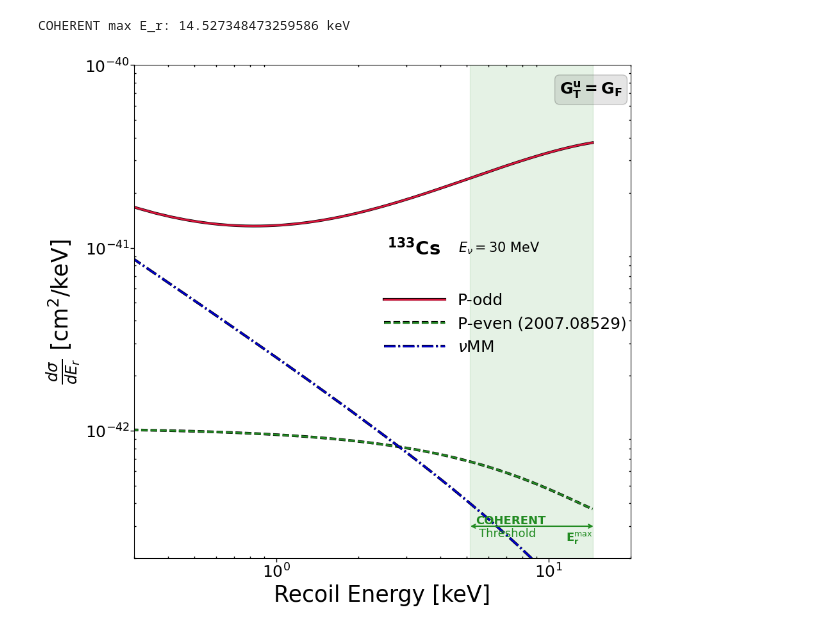
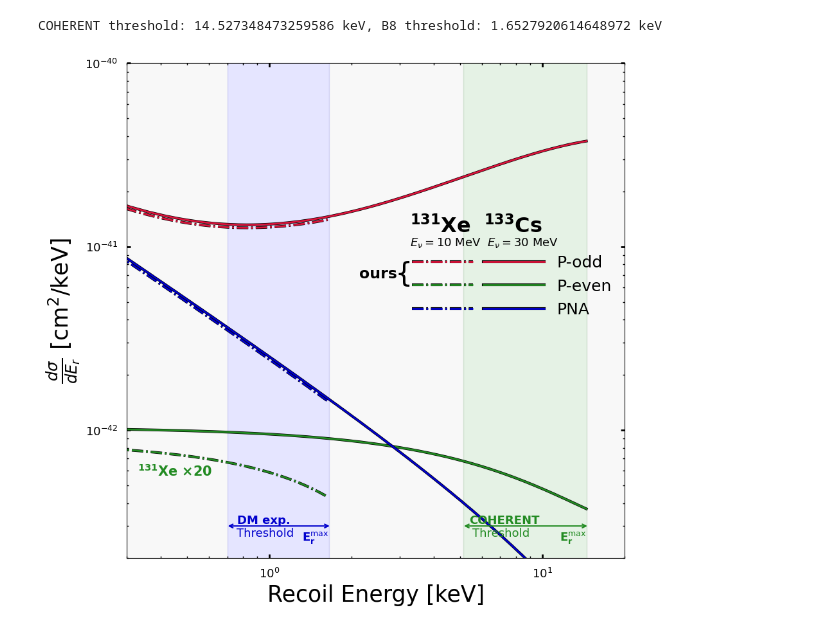
Before and after one commit to zhangblong/CEvNSTensor, a Jupyter notebook: CrossSection.ipynb, the cells around one changed output. Cells and saved outputs as stored; diff of their text form; code cells hidden in the pictures.

Commit message:
update the codes of the plot.

```diff
--- a/CrossSection.ipynb
+++ b/CrossSection.ipynb
@@ -263,7 +263,7 @@ def CEvNS_cross_section_tensor_gen(E_r, E_nu, FF, m_A, mN):
         diff_sigma[5,j] = terms_factors[5]*diff_sigma_E_r_i_basis[0]*FF[5,j] # l0lE l
     return diff_sigma
 # %%
-def tensor_cross_section_gen_COHERENT(E_r, E_nu, model_para_tensor, misc={"mode": "total"}):
+def tensor_cross_section_gen(Nuc, E_r, E_nu, model_para_tensor, misc={"mode": "total"}):
     """generate cross section for Cs
 
         Parameters
@@ -281,7 +281,7 @@ def tensor_cross_section_gen_COHERENT(E_r, E_nu, model_para_tensor, misc={"mode"
         """
     E_nu_array = np.array([E_nu])
     source = {"name": "COHERENT", "mono": True, "flavor": "mu", "E_nu": E_nu_array, "flux": np.ones_like(E_nu_array),}
-    tensor_class = CEvNS_GNI_response_tensor(source, {"E_r": E_r, "Nuc": 'Cs133'})
+    tensor_class = CEvNS_GNI_response_tensor(source, {"E_r": E_r, "Nuc": Nuc})
     tensor_res = tensor_class.cross_section(E_nu, model_para_tensor,misc)
     return tensor_res
 
@@ -309,65 +309,96 @@ def tensor_cross_section():
     GeVtoPE = 1e6*keVtoPE
     ROI_range = [x/GeVtoPE*1e6 for x in [6., 60.]]
 
-    E_r = np.linspace(1e-6/GeVtoPE, 60./GeVtoPE, 1000)
+    E_r = np.linspace(1e-6/GeVtoPE, 60./GeVtoPE, 1000) # GeV
+    E_r_B8 = np.logspace(-3-6, 2-6, 1000) # GeV
 
     fig, ax = plt.subplots(1,1,figsize=(10,10))
-    Ev = 30*1e-3
+    Ev = 30*1e-3 # GeV
+    Ev_B8 = 10e-3 # GeV
     def a_plot(ax, epT_u, epT_d):
         response_model_para = response_tensor_epGen_FI({0: epT_u, 1: epT_d})
-        tensor_COHERENT_temp = tensor_cross_section_gen_COHERENT(E_r, Ev, response_model_para, misc={"mode": "total"})
-        vMM_COHERENT = tensor_cross_section_gen_COHERENT(E_r, Ev, response_model_para, misc={"mode": "vMM"})[0]
-
-        tensor_COHERENT = np.zeros((5,len(E_r)))
+        tensor_COHERENT_temp = tensor_cross_section_gen('Cs133',E_r, Ev, response_model_para, misc={"mode": "total"})
+        vMM_COHERENT = tensor_cross_section_gen('Cs133',E_r, Ev, response_model_para, misc={"mode": "vMM"})[0]
+        # print(vMM_COHERENT)
+        tensor_COHERENT = np.zeros((6,len(E_r)))
         tensor_COHERENT[0] = np.sum(tensor_COHERENT_temp, axis=0)
         tensor_COHERENT[1] = np.sum(tensor_COHERENT_temp[np.array([0,5,3])], axis=0)
         tensor_COHERENT[2] = np.sum(tensor_COHERENT_temp[np.array([1,2])], axis=0)
         tensor_COHERENT[3] = vMM_COHERENT
 
+        tensor_B8_temp = tensor_cross_section_gen('Xe131',E_r_B8, Ev_B8, response_model_para, misc={"mode": "total"})
+        vMM_8B = tensor_cross_section_gen('Xe131', E_r_B8, Ev_B8, response_model_para, misc={"mode": "vMM"})[0]
+        # print(tensor_B8[0])
+        tensor_B8 = np.zeros((6,len(E_r_B8)))
+        tensor_B8[0] = np.sum(tensor_B8_temp, axis=0)
+        tensor_B8[1] = np.sum(tensor_B8_temp[np.array([0,5,3])], axis=0)
+        tensor_B8[2] = np.sum(tensor_B8_temp[np.array([1,2])], axis=0)
+        tensor_B8[3] = vMM_8B
+
         #==================== plot setup ======================#
         plot_range = [[3e-1,20], [2e-43,1e-40]]
         xy_label = [r"Recoil Energy [keV]", r'$\frac{d\sigma}{d E_r}$ [cm$^{2}$/keV]']
+        # xy_label = [r"Recoil Energy [keV]", r'Event Rates [keV$\times$ton$\times$year$^{-1}$]']
         xy_scale = ['log', 'log']
         label_font_size = 25
         ax.set(xscale=xy_scale[0], yscale=xy_scale[1], xlim=plot_range[0], ylim=plot_range[1])
         ax.set_xlabel(xy_label[0],fontsize=label_font_size)
         ax.set_ylabel(xy_label[1],fontsize=label_font_size)
         ax.tick_params(which='major',direction='in',width=2,length=4,pad=10,right=True,top=True,labelsize=13)
         ax.tick_params(which='minor',direction='in',width=1,length=2,right=True,top=True)
 
-        labelList = [r'P-odd', r'P-even (2007.08529)', r'$\nu$MM']
+        labelList = [r'P-odd', r'P-even', r'PNA', r'$\nu$MM']
+        # colorList = ['black', 'r', 'g', 'b', 'purple', 'c', 'pink']
         colorList = ['crimson', 'forestgreen', 'mediumblue', 'purple', 'c', 'pink']
         lineList = ['-', '--', '-.', (0, (1, 2)), '-', '-', '-']
         i_COHERENT = np.where(tensor_COHERENT[0]==0.)[0][0]
-        print(f'COHERENT max E_r: {E_r[i_COHERENT]*1e6} keV')
+        i_B8 = np.where(tensor_B8[0]==0.)[0][0]
+        print(f'COHERENT threshold: {E_r[i_COHERENT]*1e6} keV, B8 threshold: {E_r_B8[i_B8]*1e6} keV')
         xList, yList = [E_r[:i_COHERENT]*1e6 for _ in range(len(labelList))], 1e-6*tensor_COHERENT[1:,:i_COHERENT] # recoil energy in keV
+        xList_B8, yList_B8 = [E_r_B8[:i_B8]*1e6 for _ in range(len(labelList))], 1e-6*tensor_B8[1:,:i_B8] # recoil energy in keV
+        yList_B8[1] = yList_B8[1]*2e1
         #==================== plot ======================#
+        # ax.set_title(title,fontsize=label_font_size)
         for i in range(3):
-            pl = ax.plot(xList[i], yList[i], color=colorList[i], alpha=1,linestyle=lineList[i], lw=2,path_effects=[pe.Stroke(linewidth=3, foreground='k',alpha=1), pe.Normal()], label=labelList[i])
+            pl = ax.plot(xList_B8[i], yList_B8[i], color=colorList[i], linestyle='-.', lw=2,path_effects=[pe.Stroke(linewidth=3, foreground='k'), pe.Normal()], label=' ')
+        for i in range(3):
+            # ax.plot(xList[i], yList[i], color=colorList[i], alpha=0.5,linestyle='-', lw=2,path_effects=[pe.Stroke(linewidth=3, foreground='k',alpha=0.5), pe.Normal()], label=labelList[i])
+            pl = ax.plot(xList[i], yList[i], color=colorList[i], alpha=1,linestyle='-', lw=2,path_effects=[pe.Stroke(linewidth=3, foreground='k',alpha=1), pe.Normal()], label=labelList[i])
 
-        ax.text(0.92,0.95, r'$\mathbf{G_T^u=G_F}$', fontweight='bold', fontsize=18, color='black', ha='center', va='center', transform=ax.transAxes,
-                bbox=dict(boxstyle='round', facecolor='gray', alpha=0.2))
-        ax.legend(ncol=1,columnspacing=-0.5,handlelength=3.8,fontsize=18,frameon=True,loc=(0.49,0.4),framealpha=0,fancybox=False,edgecolor=[1,1,1,0])
-        ax.text(3.2,10e-42, r'$\mathbf{^{133}}$Cs', fontweight='bold', fontsize=21, color='black', ha='center', va='center')
-        ax.text(4.66, 10e-42, r'$E_\nu=30$ MeV', fontsize=15, color='black', ha='left', va='center')
+        ax.legend(ncol=2,columnspacing=-0.5,handlelength=3.8,fontsize=18,frameon=True,loc=(0.56,0.474),framealpha=0,fancybox=False,edgecolor=[1,1,1,0])
+        ax.text(5.7,1.3e-41, r'$\bf{ ^{131}Xe~~ ^{133}Cs}$', fontsize=23, color='black', ha='center', va='center')
+        ax.text(6.1,1.05e-41, r'$E_\nu=10$ MeV  $E_\nu=30$ MeV', fontsize=13, color='black', ha='center', va='center')
 
+        ax.text(3.1,7.1e-42, r'{', fontsize=31, color='black', ha='center', va='center')
+        ax.text(2.5,7.1e-42, r'ours', fontweight='bold', fontsize=17, color='black', ha='center', va='center')
+
+        ax.text(0.45,6.e-43, r'$^\mathbf{131}$Xe $\mathbf{\times 20}$', fontweight='bold', fontsize=15, color='forestgreen', ha='center', va='center')
         ROI_COHERENT = [ROI_range[0],E_r[i_COHERENT]*1e6]
         ax.fill_betweenx(np.logspace(-45, -30, 2),ROI_COHERENT[0],ROI_COHERENT[1],color='g',alpha=0.1)
+        # arrowprops = dict(arrowstyle='<->', color='black', linewidth=1.5)
         arrow_factor, arrow_y = [1-1e-2, 1+2e-2], 3e-43
         ROI_font_size = 13
         ax.annotate('', xy=(ROI_COHERENT[0]*arrow_factor[0], arrow_y), xytext=(ROI_COHERENT[1]*arrow_factor[1], arrow_y), arrowprops=dict(arrowstyle='<->', color='forestgreen', linewidth=1.5))
         ax.text(ROI_COHERENT[0]*(1+5e-2), arrow_y, 'COHERENT', color='forestgreen', fontweight='bold', fontsize=ROI_font_size, ha='left', va='bottom')
         ax.text(ROI_COHERENT[0]*(1+8e-2), arrow_y*(1-2e-2), 'Threshold', color='forestgreen', fontsize=ROI_font_size, ha='left', va='top')
         ax.text(ROI_COHERENT[1]*(1-5e-4), arrow_y*(1-5e-2), r'$\mathbf{E_{r}^\mathrm{max}}$', color='forestgreen', fontsize=ROI_font_size, ha='right', va='top')
 
-        ax.tick_params(which='major',direction='out',width=1,length=4,right=False,top=False,pad=1,labelsize=18)
+        ROI_B8 = [0.7,E_r_B8[i_B8]*1e6]
+        ax.fill_betweenx(np.logspace(-45, -30, 2),ROI_B8[0],ROI_B8[1],color='b',alpha=0.1)
+        ax.annotate('', xy=(ROI_B8[0]*arrow_factor[0], arrow_y), xytext=(ROI_B8[1]*arrow_factor[1], arrow_y), arrowprops=dict(arrowstyle='<->', color='mediumblue', linewidth=1.5))
+        ax.text(ROI_B8[0]*(1+9e-2), arrow_y, 'DM exp.', color='mediumblue', fontweight='bold', fontsize=ROI_font_size, ha='left', va='bottom')
+        ax.text(ROI_B8[0]*(1+8e-2), arrow_y*(1-2e-2), 'Threshold', color='mediumblue', fontsize=ROI_font_size, ha='left', va='top')
+        ax.text(ROI_B8[1]*(1-5e-4), arrow_y*(1-5e-2), r'$\mathbf{E_{r}^\mathrm{max}}$', color='mediumblue', fontsize=ROI_font_size, ha='right', va='top')
+
+        for xx in [[1e-10,ROI_B8[0]], [ROI_B8[1],ROI_COHERENT[0]], [ROI_COHERENT[1],1e2]]:
+            ax.fill_betweenx(np.logspace(-45, -30, 2),xx[0],xx[1],color='gray',alpha=0.05)
 
     ep_list = [[G_F_GeV,0]]
     for i, ep in enumerate(ep_list):
         a_plot(ax, ep[0], ep[1])
     plt.show()
 
 tensor_cross_section()
 # %% [output]
-COHERENT max E_r: 14.527348473259586 keV
+COHERENT threshold: 14.527348473259586 keV, B8 threshold: 1.6527920614648972 keV
-[figure, old version]
+[figure, new version]
```
